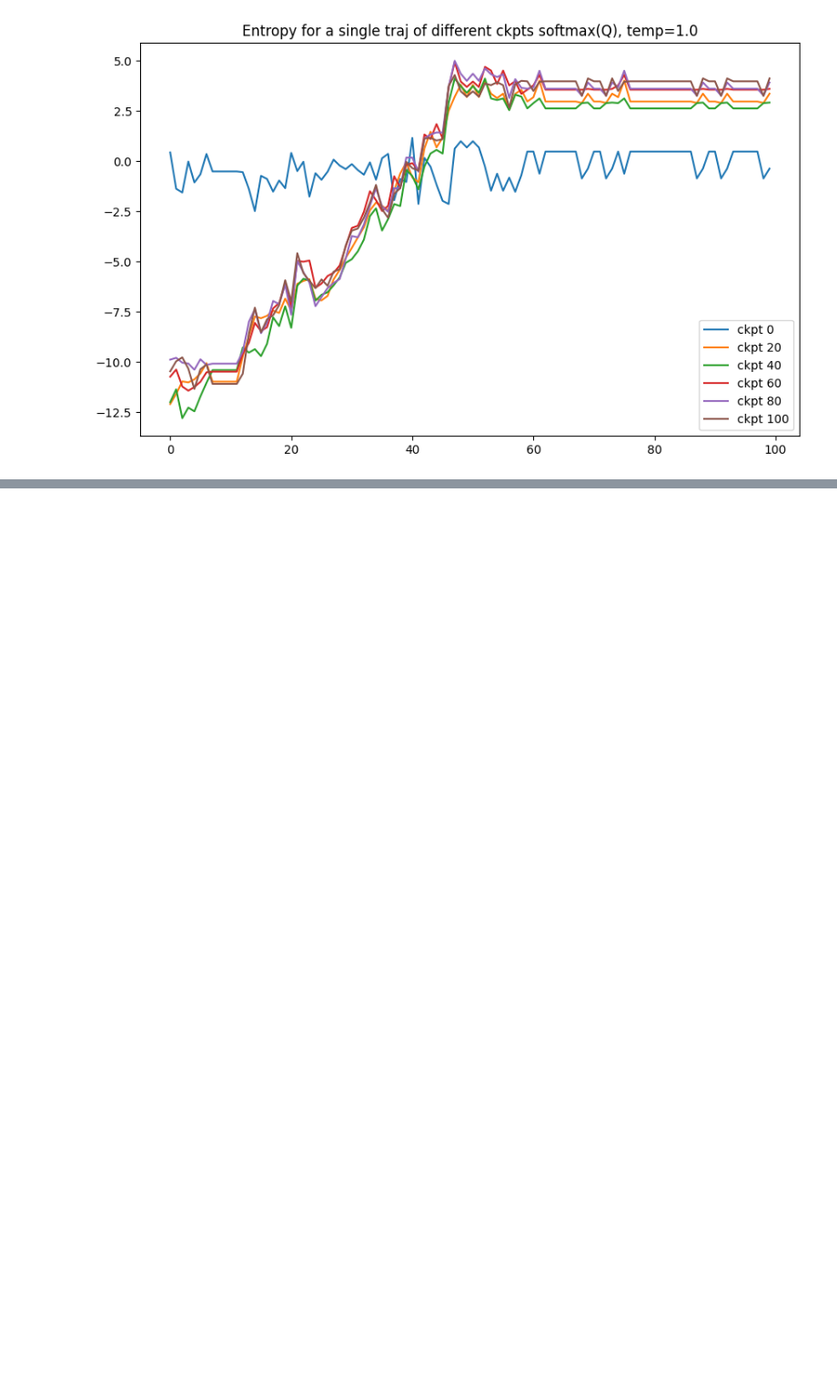
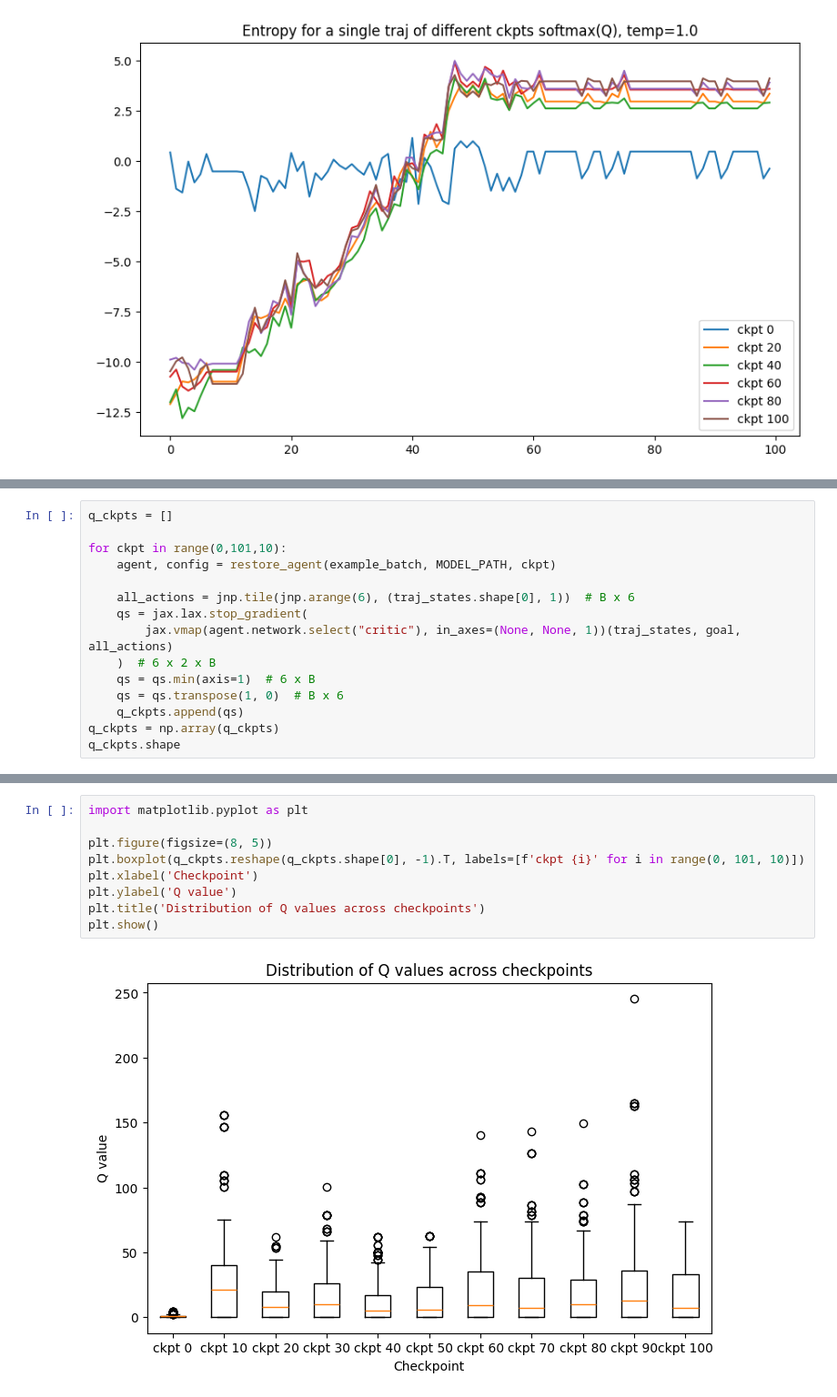
Before and after one commit to wladekpal/golden-standard, a Jupyter notebook: notebooks/18_08_25_MB_q_analysis.ipynb, the cells around one changed output, grey strips where cells are left out. Shown at 91% size. Drawn from its saved outputs; the diff is of its cells as text; blank space fills up the shorter version.

```diff
--- a/notebooks/18_08_25_MB_q_analysis.ipynb
+++ b/notebooks/18_08_25_MB_q_analysis.ipynb
@@ -362,0 +366,15 @@ Restored from /home/mbortkie/repos/crl_subgoal/experiments/test_generalization_s
+# %%
+q_ckpts = []
+
+for ckpt in range(0,101,10):
+    agent, config = restore_agent(example_batch, MODEL_PATH, ckpt)
+
+    all_actions = jnp.tile(jnp.arange(6), (traj_states.shape[0], 1))  # B x 6
+    qs = jax.lax.stop_gradient(
+        jax.vmap(agent.network.select("critic"), in_axes=(None, None, 1))(traj_states, goal, all_actions)
+    )  # 6 x 2 x B
+    qs = qs.min(axis=1)  # 6 x B
+    qs = qs.transpose(1, 0)  # B x 6
+    q_ckpts.append(qs)
+q_ckpts = np.array(q_ckpts)
+q_ckpts.shape
@@ -362,0 +394,11 @@ Restored from /home/mbortkie/repos/crl_subgoal/experiments/test_generalization_s
+# %%
+import matplotlib.pyplot as plt
+
+plt.figure(figsize=(8, 5))
+plt.boxplot(q_ckpts.reshape(q_ckpts.shape[0], -1).T, labels=[f'ckpt {i}' for i in range(0, 101, 10)])
+plt.xlabel('Checkpoint')
+plt.ylabel('Q value')
+plt.title('Distribution of Q values across checkpoints')
+plt.show()
+# %% [output]
+[figure, added]
```
Also changed, not shown: parts of 28 cells of this notebook, 1 other file.
